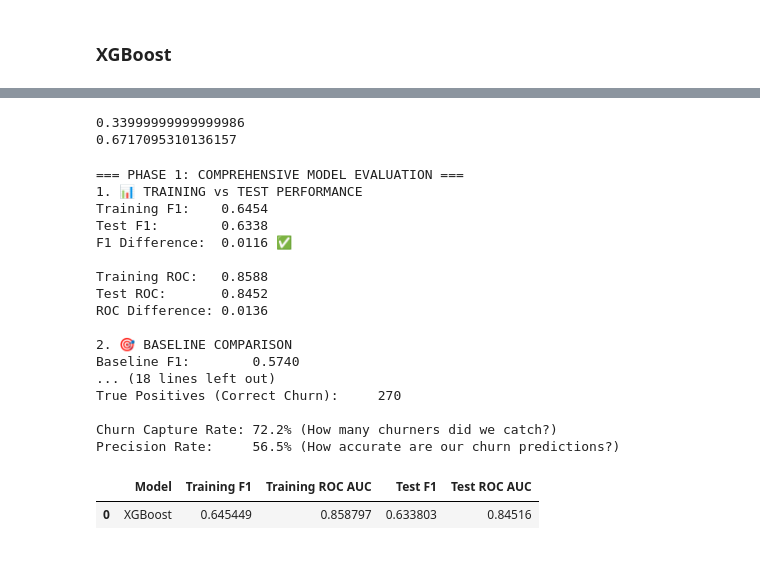
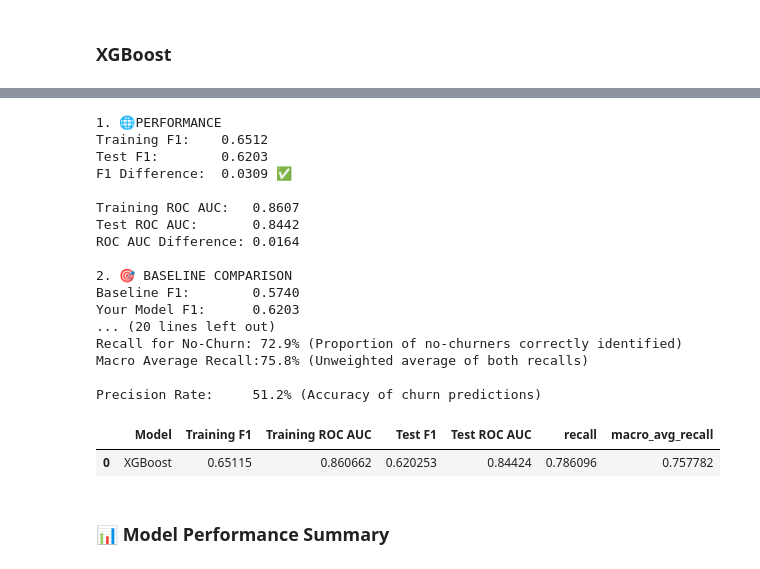
Before and after one commit to mewpunyapat/customer-churn-prediction, a Jupyter notebook: notebooks/modeling_classical_ml.ipynb, the cells around one changed output, grey strips where cells are left out. Drawn from its saved outputs; the diff is of its cells as text; code cells hidden in the pictures.

```diff
--- a/notebooks/modeling_classical_ml.ipynb
+++ b/notebooks/modeling_classical_ml.ipynb
@@ -95,6 +100,6 @@ Implications:
 # %%
 models = {
-    'Logistic Regression': LogisticRegression(max_iter=1000, random_state=42),
+    'Logistic Regression': LogisticRegression(class_weight='balanced', random_state=42),
     'Random Forest': RandomForestClassifier(class_weight='balanced', random_state=42),
     'XGBoost': XGBClassifier(use_label_encoder=False, eval_metric='logloss')
 }
@@ -169,16 +177,12 @@ Insights
 #### Hyperparameter tuning
 # %%
 param_grid = {
-    'C': [0.001, 0.01, 0.1, 1, 10],
+    'C': [0.001, 0.01, 0.1, 1, 10, 100],
     'penalty': ['l1', 'l2'],
     'solver': ['liblinear', 'saga'],
-    'class_weight': [None, 'balanced']
 }
 
-scoring = {'f1': make_scorer(f1_score), 'roc_auc': 'roc_auc'}
-
-# Perform grid search
-grid_search = GridSearchCV(results['Logistic Regression']['model'], param_grid, cv=cv_strategy, scoring=scoring, refit='f1', n_jobs=-1)
+grid_search = GridSearchCV(results['Logistic Regression']['model'], param_grid, cv=cv_strategy, scoring='recall', n_jobs=-1)
 grid_search.fit(X_train, y_train)
 
 print("Best Parameters:", grid_search.best_params_)
@@ -378,21 +333,21 @@ plt.show()
 ### XGBoost
 # %%
 param_grid = {
-    'n_estimators': [100, 200, 300],
-    'max_depth': [3, 5],
-    'learning_rate': [0.01, 0.05, 0.1, 0.2],
-    'subsample': [0.6, 0.8, 1.0],
-    'colsample_bytree': [0.6, 0.8, 1.0],
-    'gamma': [0, 1, 5],
-    'reg_lambda': [1, 1.5, 2.0],
-    'reg_alpha' : [0, 0.1, 0.5]
+    'n_estimators': [150, 200, 250],
+    'max_depth': [3, 4],
+    'learning_rate': [0.01, 0.05, 0.1],
+    'subsample': [0.7, 0.8],
+    'colsample_bytree': [0.7, 0.8],
+    'scale_pos_weight': [1, (y_train == 0).sum() / (y_train == 1).sum()],
+    'min_child_weight': [1, 3, 5],
+    'gamma': [0, 0.1, 0.2]
 }
 
 xgb_random = RandomizedSearchCV(
     estimator=results['XGBoost']['model'],
     param_distributions=param_grid,
-    n_iter=30,
-    scoring='f1',
+    n_iter=80,
+    scoring='recall',
     cv=cv_strategy,
     verbose=1,
     n_jobs=-1
@@ -429,39 +384,33 @@ Best F1 Score from CV: 0.5953972171278199
 Parameters: { "use_label_encoder" } are not used.
-# %%
-xgb_y_val_proba = xgb.predict_proba(X_val)[:, 1]
-xgb_threshold, xgb_score, _, _ = find_optimal_threshold(y_val, xgb_y_val_proba, metric='f1')
-print(xgb_threshold)
-print(xgb_score)
-# %% [output]
-0.33999999999999986
-0.6717095310136157
 # %%
-xgb_res = model_evaluation(xgb, X_train, y_train, X_test, y_test, threshold=xgb_threshold)
+xgb_res = model_evaluation(xgb, X_train, y_train, X_test, y_test)
 # %% [output]
-=== PHASE 1: COMPREHENSIVE MODEL EVALUATION ===
-1. 📊 TRAINING vs TEST PERFORMANCE
-Training F1:    0.6454
-Test F1:        0.6338
-F1 Difference:  0.0116 ✅
+1. 🌐PERFORMANCE
+Training F1:    0.6512
+Test F1:        0.6203
+F1 Difference:  0.0309 ✅
 
-Training ROC:   0.8588
-Test ROC:       0.8452
-ROC Difference: 0.0136
+Training ROC AUC:   0.8607
+Test ROC AUC:       0.8442
+ROC AUC Difference: 0.0164
 
 2. 🎯 BASELINE COMPARISON
 Baseline F1:        0.5740
-... (18 lines left out)
-True Positives (Correct Churn):     270
+Your Model F1:      0.6203
+... (20 lines left out)
+Recall for No-Churn: 72.9% (Proportion of no-churners correctly identified)
+Macro Average Recall:75.8% (Unweighted average of both recalls)
 
-Churn Capture Rate: 72.2% (How many churners did we catch?)
-Precision Rate:     56.5% (How accurate are our churn predictions?)
+Precision Rate:     51.2% (Accuracy of churn predictions)
 # %%
-xgb_performance = pd.DataFrame(['XGBoost', xgb_res['train_f1'], xgb_res['train_roc_auc'], xgb_res['test_f1'], xgb_res['test_roc_auc']]).transpose()
-xgb_performance.columns = ['Model', 'Training F1', 'Training ROC AUC', 'Test F1', 'Test ROC AUC']
+xgb_performance = pd.DataFrame(['XGBoost', xgb_res['train_f1'], xgb_res['train_roc_auc'], xgb_res['test_f1'], xgb_res['test_roc_auc'], xgb_res['recall_churn'], xgb_res['macro_recall']]).transpose()
+xgb_performance.columns = ['Model', 'Training F1', 'Training ROC AUC', 'Test F1', 'Test ROC AUC', 'recall', 'macro_avg_recall']
 xgb_performance
 # %% [output]
-|  | Model | Training F1 | Training ROC AUC | Test F1 | Test ROC AUC |
-| 0 | XGBoost | 0.645449 | 0.858797 | 0.633803 | 0.84516 |
+|  | Model | Training F1 | Training ROC AUC | Test F1 | Test ROC AUC | recall | macro_avg_recall |
+| 0 | XGBoost | 0.65115 | 0.860662 | 0.620253 | 0.84424 | 0.786096 | 0.757782 |
+# %% [markdown]
+### 📊 Model Performance Summary
 # %%
 models_performance = pd.concat([lr_performance, rf_performance, xgb_performance])
 # %%
```
Also changed, not shown: parts of 33 cells of this notebook, 3 other files.
